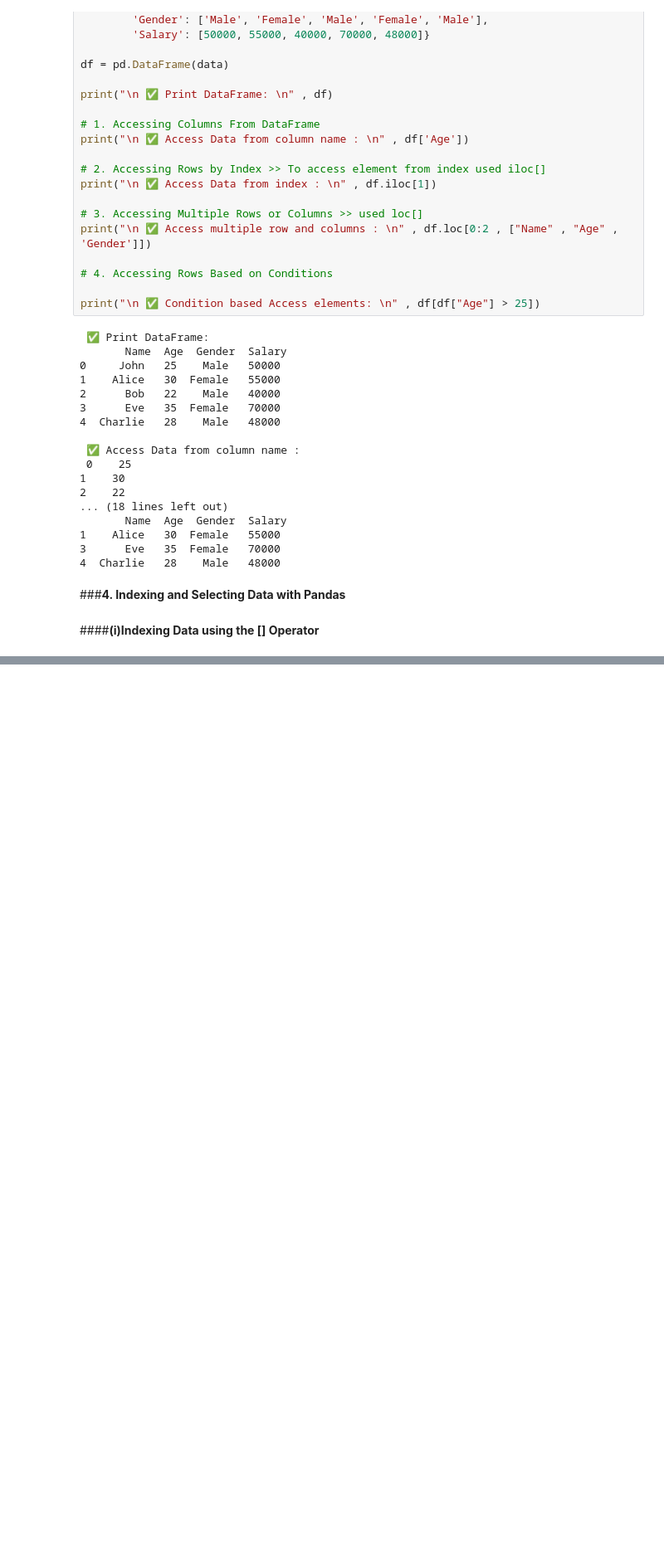
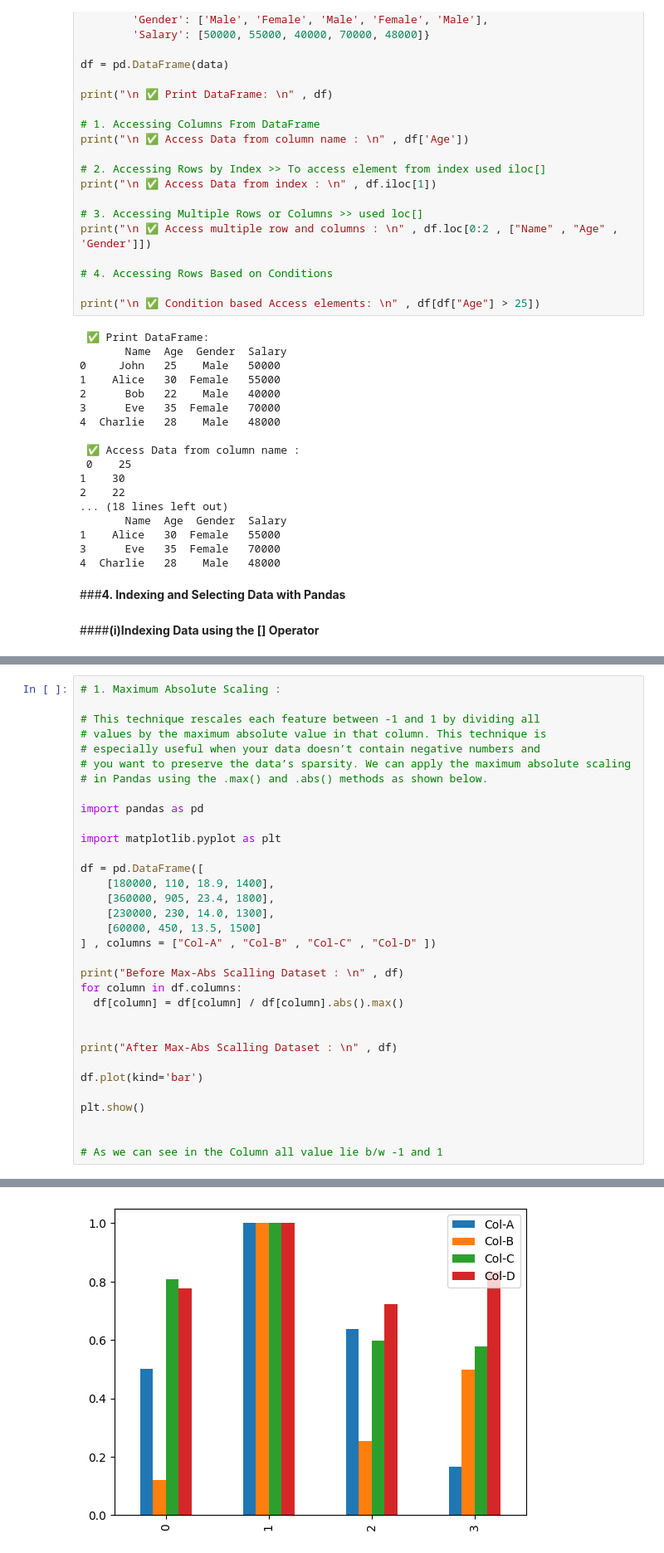
Before and after one commit to Akuu269/Pandas_Intro, a Jupyter notebook: Pandas.ipynb, the cells around one changed output, grey strips where cells are left out. Shown at 83% size. Saved outputs shown, nothing was run; the diff lists cells and outputs as text; blank space fills up the shorter version.

```diff
--- a/Pandas.ipynb
+++ b/Pandas.ipynb
@@ -219,0 +598,34 @@ FileNotFoundError: [Errno 2] No such file or directory: '/content/nba.csv'
+# %%
+# 1. Maximum Absolute Scaling :
+
+# This technique rescales each feature between -1 and 1 by dividing all
+# values by the maximum absolute value in that column. This technique is
+# especially useful when your data doesn’t contain negative numbers and
+# you want to preserve the data’s sparsity. We can apply the maximum absolute scaling
+# in Pandas using the .max() and .abs() methods as shown below.
+
+import pandas as pd
+
+import matplotlib.pyplot as plt
+
+df = pd.DataFrame([
+    [180000, 110, 18.9, 1400],
+    [360000, 905, 23.4, 1800],
+    [230000, 230, 14.0, 1300],
+    [60000, 450, 13.5, 1500]
+] , columns = ["Col-A" , "Col-B" , "Col-C" , "Col-D" ])
+
+print("Before Max-Abs Scalling Dataset : \n" , df)
+for column in df.columns:
+  df[column] = df[column] / df[column].abs().max()
+
+
+print("After Max-Abs Scalling Dataset : \n" , df)
+
+df.plot(kind='bar')
+
+plt.show()
+
+
+# As we can see in the Column all value lie b/w -1 and 1
+# %% [output]
@@ -219,0 +644 @@ FileNotFoundError: [Errno 2] No such file or directory: '/content/nba.csv'
+[figure, added]
```
Also changed, not shown: parts of 28 cells of this notebook.
